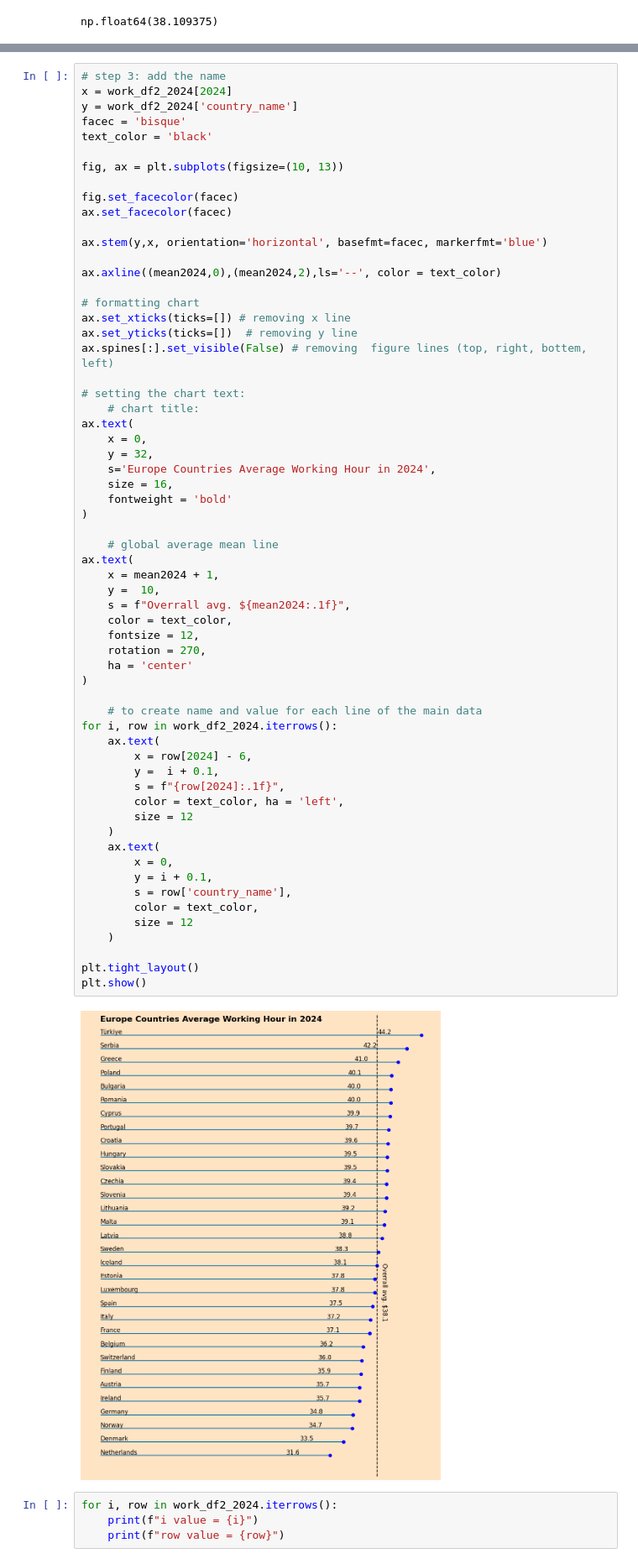
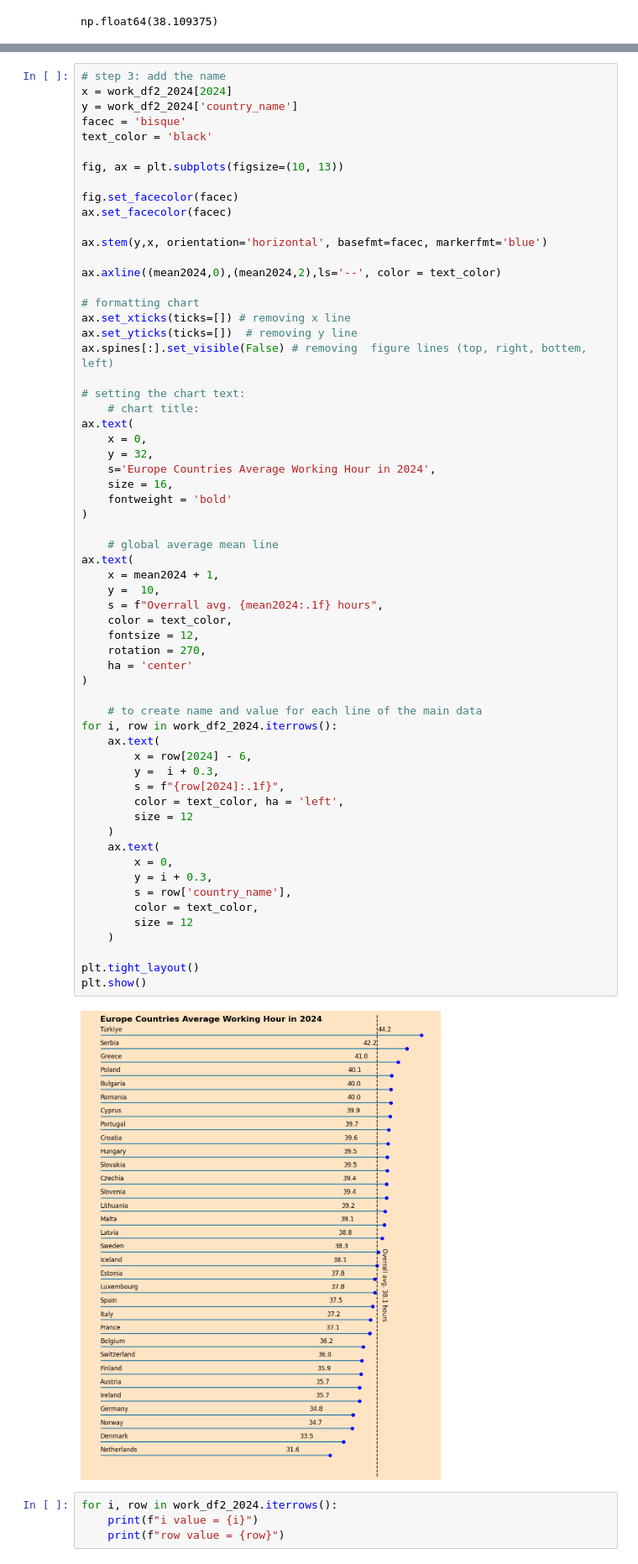
Before and after one commit to tdoan123/data-learning-journey, a Jupyter notebook: Python/Bamboo Weekly/bw_127.ipynb, the cells around one changed output, grey strips where cells are left out. Shown at 84% size. Cells and saved outputs as stored; diff of their text form.

```diff
--- a/Python/Bamboo Weekly/bw_127.ipynb
+++ b/Python/Bamboo Weekly/bw_127.ipynb
@@ -898,37 +898,37 @@ ax.text(
 )
 
     # global average mean line
 ax.text(
     x = mean2024 + 1,
     y =  10,
-    s = f"Overrall avg. ${mean2024:.1f}",
+    s = f"Overrall avg. {mean2024:.1f} hours",
     color = text_color,
     fontsize = 12,
     rotation = 270,
     ha = 'center'
 )
 
     # to create name and value for each line of the main data
 for i, row in work_df2_2024.iterrows():
     ax.text(
         x = row[2024] - 6,
-        y =  i + 0.1,
+        y =  i + 0.3,
         s = f"{row[2024]:.1f}",
         color = text_color, ha = 'left',
         size = 12
     )
     ax.text(
         x = 0,
-        y = i + 0.1,
+        y = i + 0.3,
         s = row['country_name'],
         color = text_color,
         size = 12
     )
 
 plt.tight_layout()
 plt.show()
 # %% [output]
-[figure, old version]
+[figure, new version]
 # %%
 for i, row in work_df2_2024.iterrows():
     print(f"i value = {i}")
```
